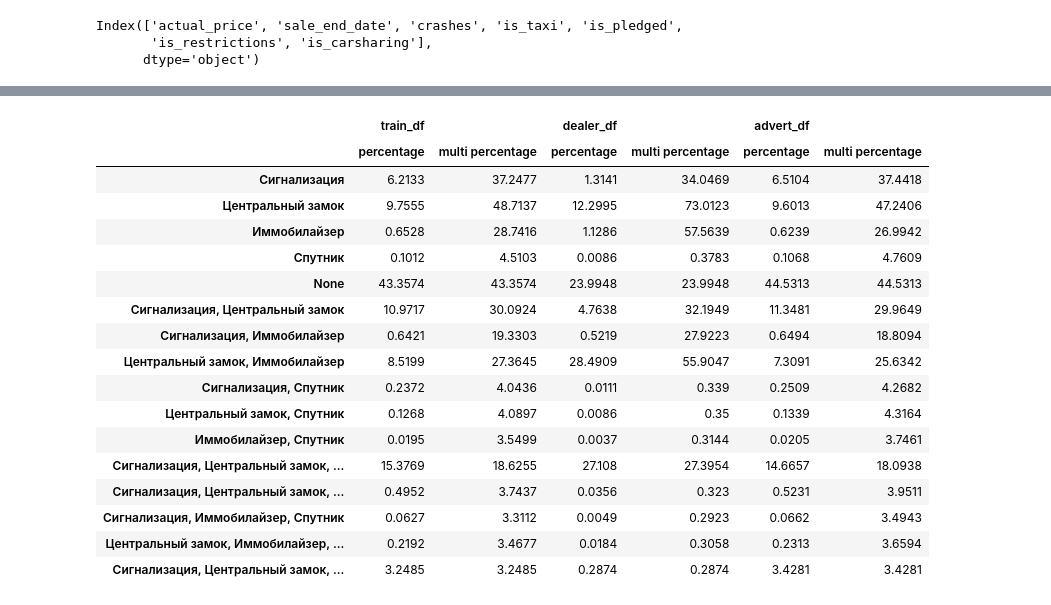
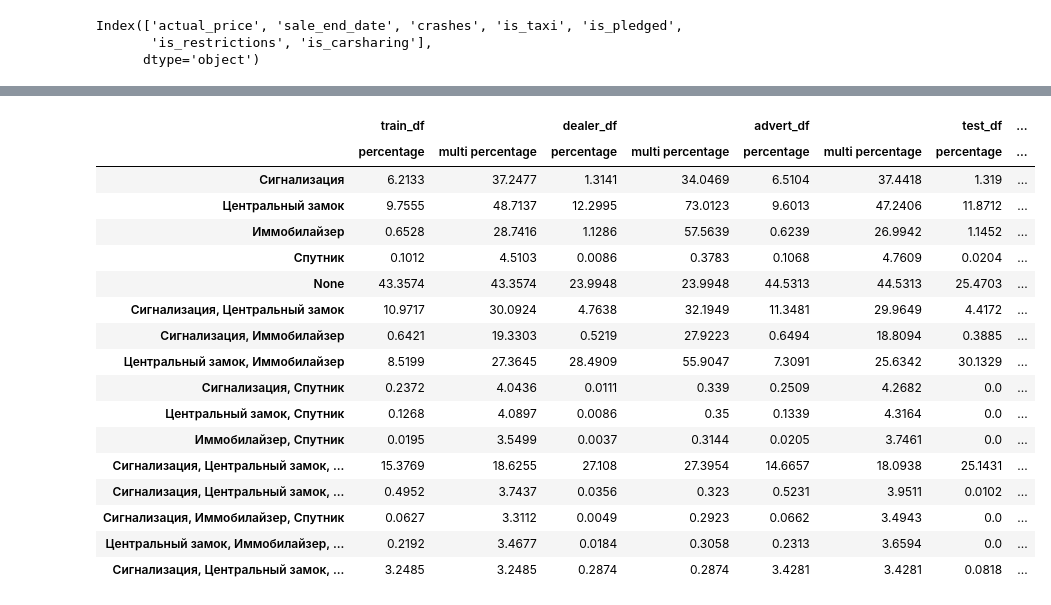
Before and after one commit to Sinus2x/CarValuationService, a Jupyter notebook: notebooks/eda_ryzhkov.ipynb, the cells around one changed output, grey strips where cells are left out. Cells and saved outputs as stored; diff of their text form; code cells hidden in the pictures.

```diff
--- a/notebooks/eda_ryzhkov.ipynb
+++ b/notebooks/eda_ryzhkov.ipynb
@@ -239,3 +232,8 @@ component_features = ['aktivnaya_bezopasnost_mult', 'electroprivod_mult', 'fary_
           'podushki_bezopasnosti_mult', 'pomosh_pri_vozhdenii_mult',
           'protivoygonnaya_sistema_mult', 'salon_mult',
           'upravlenie_klimatom_mult']
+# %%
+df_names = ['train_df', 'dealer_df', 'advert_df', 'test_df']
+df_list = [train_df, dealer_df, advert_df, test_df]
+
+df_dict = {k:v for k,v in zip(df_names, df_list)}
@@ -248,26 +365,26 @@ get_widget_html('component_features', component_features, train_df, dealer_df, a
 # %% [output]
 [interactive output not drawn]
 # %%
-get_multicat_info(train_df['protivoygonnaya_sistema_mult'].unique(), 'protivoygonnaya_sistema_mult', dfs=[train_df, dealer_df, advert_df], names=['train_df', 'dealer_df', 'advert_df'], options=options)
+get_multicat_info(train_df['protivoygonnaya_sistema_mult'].unique(), 'protivoygonnaya_sistema_mult', dfs=df_list, names=df_names, options=options)
 # %% [output]
-|  | train_df |  | dealer_df |  | advert_df |  |
-|  | percentage | multi percentage | percentage | multi percentage | percentage | multi percentage |
-| Сигнализация | 6.2133 | 37.2477 | 1.3141 | 34.0469 | 6.5104 | 37.4418 |
-| Центральный замок | 9.7555 | 48.7137 | 12.2995 | 73.0123 | 9.6013 | 47.2406 |
-| Иммобилайзер | 0.6528 | 28.7416 | 1.1286 | 57.5639 | 0.6239 | 26.9942 |
-| Спутник | 0.1012 | 4.5103 | 0.0086 | 0.3783 | 0.1068 | 4.7609 |
-| None | 43.3574 | 43.3574 | 23.9948 | 23.9948 | 44.5313 | 44.5313 |
-| Сигнализация, Центральный замок | 10.9717 | 30.0924 | 4.7638 | 32.1949 | 11.3481 | 29.9649 |
-| Сигнализация, Иммобилайзер | 0.6421 | 19.3303 | 0.5219 | 27.9223 | 0.6494 | 18.8094 |
-| Центральный замок, Иммобилайзер | 8.5199 | 27.3645 | 28.4909 | 55.9047 | 7.3091 | 25.6342 |
-| Сигнализация, Спутник | 0.2372 | 4.0436 | 0.0111 | 0.339 | 0.2509 | 4.2682 |
-| Центральный замок, Спутник | 0.1268 | 4.0897 | 0.0086 | 0.35 | 0.1339 | 4.3164 |
-| Иммобилайзер, Спутник | 0.0195 | 3.5499 | 0.0037 | 0.3144 | 0.0205 | 3.7461 |
-| Сигнализация, Центральный замок, ... | 15.3769 | 18.6255 | 27.108 | 27.3954 | 14.6657 | 18.0938 |
-| Сигнализация, Центральный замок, ... | 0.4952 | 3.7437 | 0.0356 | 0.323 | 0.5231 | 3.9511 |
-| Сигнализация, Иммобилайзер, Спутник | 0.0627 | 3.3112 | 0.0049 | 0.2923 | 0.0662 | 3.4943 |
-| Центральный замок, Иммобилайзер, ... | 0.2192 | 3.4677 | 0.0184 | 0.3058 | 0.2313 | 3.6594 |
-| Сигнализация, Центральный замок, ... | 3.2485 | 3.2485 | 0.2874 | 0.2874 | 3.4281 | 3.4281 |
+|  | train_df |  | dealer_df |  | advert_df |  | test_df | ... |
+|  | percentage | multi percentage | percentage | multi percentage | percentage | multi percentage | percentage | ... |
+| Сигнализация | 6.2133 | 37.2477 | 1.3141 | 34.0469 | 6.5104 | 37.4418 | 1.319 | ... |
+| Центральный замок | 9.7555 | 48.7137 | 12.2995 | 73.0123 | 9.6013 | 47.2406 | 11.8712 | ... |
+| Иммобилайзер | 0.6528 | 28.7416 | 1.1286 | 57.5639 | 0.6239 | 26.9942 | 1.1452 | ... |
+| Спутник | 0.1012 | 4.5103 | 0.0086 | 0.3783 | 0.1068 | 4.7609 | 0.0204 | ... |
+| None | 43.3574 | 43.3574 | 23.9948 | 23.9948 | 44.5313 | 44.5313 | 25.4703 | ... |
+| Сигнализация, Центральный замок | 10.9717 | 30.0924 | 4.7638 | 32.1949 | 11.3481 | 29.9649 | 4.4172 | ... |
+| Сигнализация, Иммобилайзер | 0.6421 | 19.3303 | 0.5219 | 27.9223 | 0.6494 | 18.8094 | 0.3885 | ... |
+| Центральный замок, Иммобилайзер | 8.5199 | 27.3645 | 28.4909 | 55.9047 | 7.3091 | 25.6342 | 30.1329 | ... |
+| Сигнализация, Спутник | 0.2372 | 4.0436 | 0.0111 | 0.339 | 0.2509 | 4.2682 | 0.0 | ... |
+| Центральный замок, Спутник | 0.1268 | 4.0897 | 0.0086 | 0.35 | 0.1339 | 4.3164 | 0.0 | ... |
+| Иммобилайзер, Спутник | 0.0195 | 3.5499 | 0.0037 | 0.3144 | 0.0205 | 3.7461 | 0.0 | ... |
+| Сигнализация, Центральный замок, ... | 15.3769 | 18.6255 | 27.108 | 27.3954 | 14.6657 | 18.0938 | 25.1431 | ... |
+| Сигнализация, Центральный замок, ... | 0.4952 | 3.7437 | 0.0356 | 0.323 | 0.5231 | 3.9511 | 0.0102 | ... |
+| Сигнализация, Иммобилайзер, Спутник | 0.0627 | 3.3112 | 0.0049 | 0.2923 | 0.0662 | 3.4943 | 0.0 | ... |
+| Центральный замок, Иммобилайзер, ... | 0.2192 | 3.4677 | 0.0184 | 0.3058 | 0.2313 | 3.6594 | 0.0 | ... |
+| Сигнализация, Центральный замок, ... | 3.2485 | 3.2485 | 0.2874 | 0.2874 | 3.4281 | 3.4281 | 0.0818 | ... |
 # %%
 # from dataprep.eda import plot, plot_correlation, plot_missing, plot_diff, create_report
 
```
Also changed, not shown: parts of 15 cells of this notebook, 2 other files.
